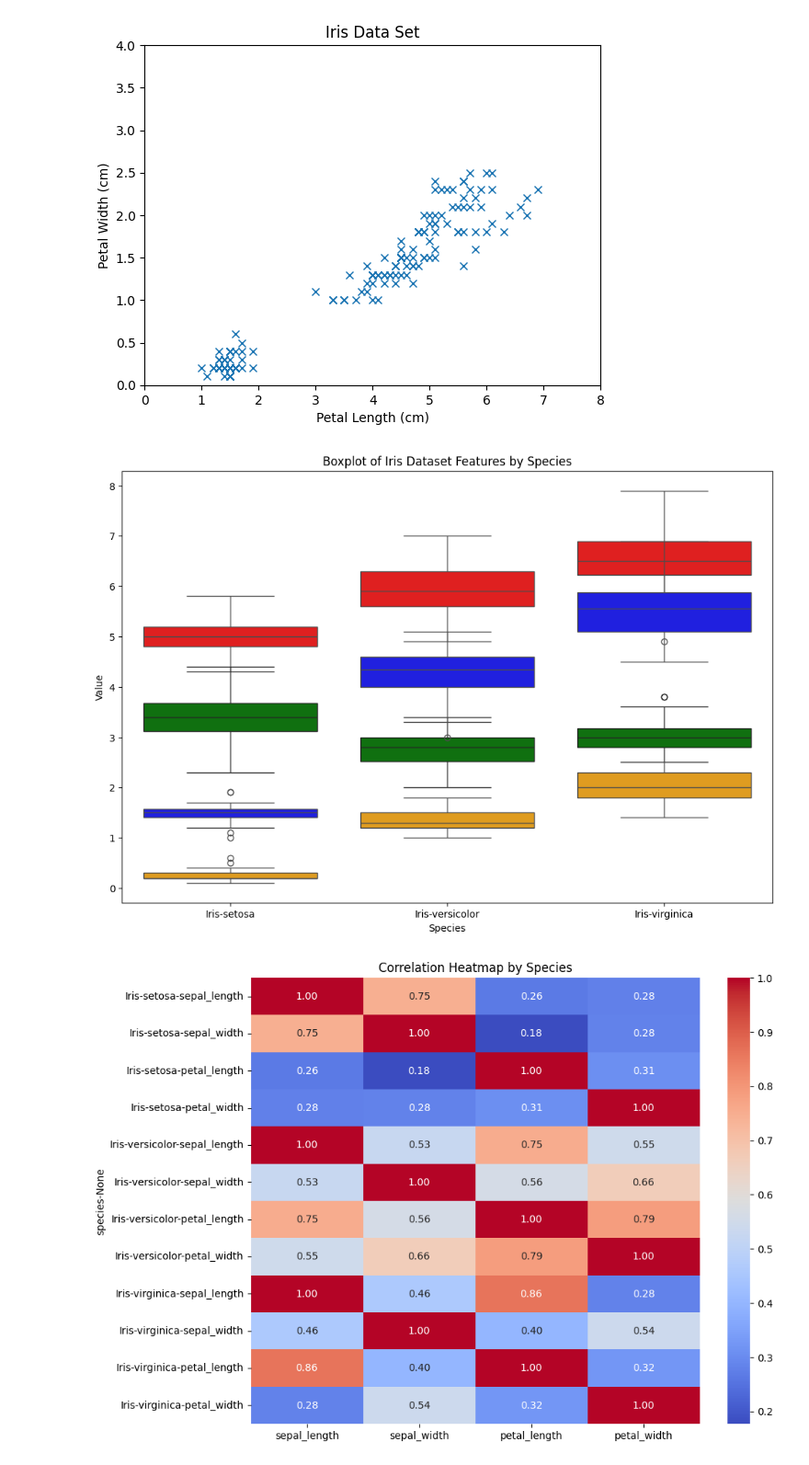
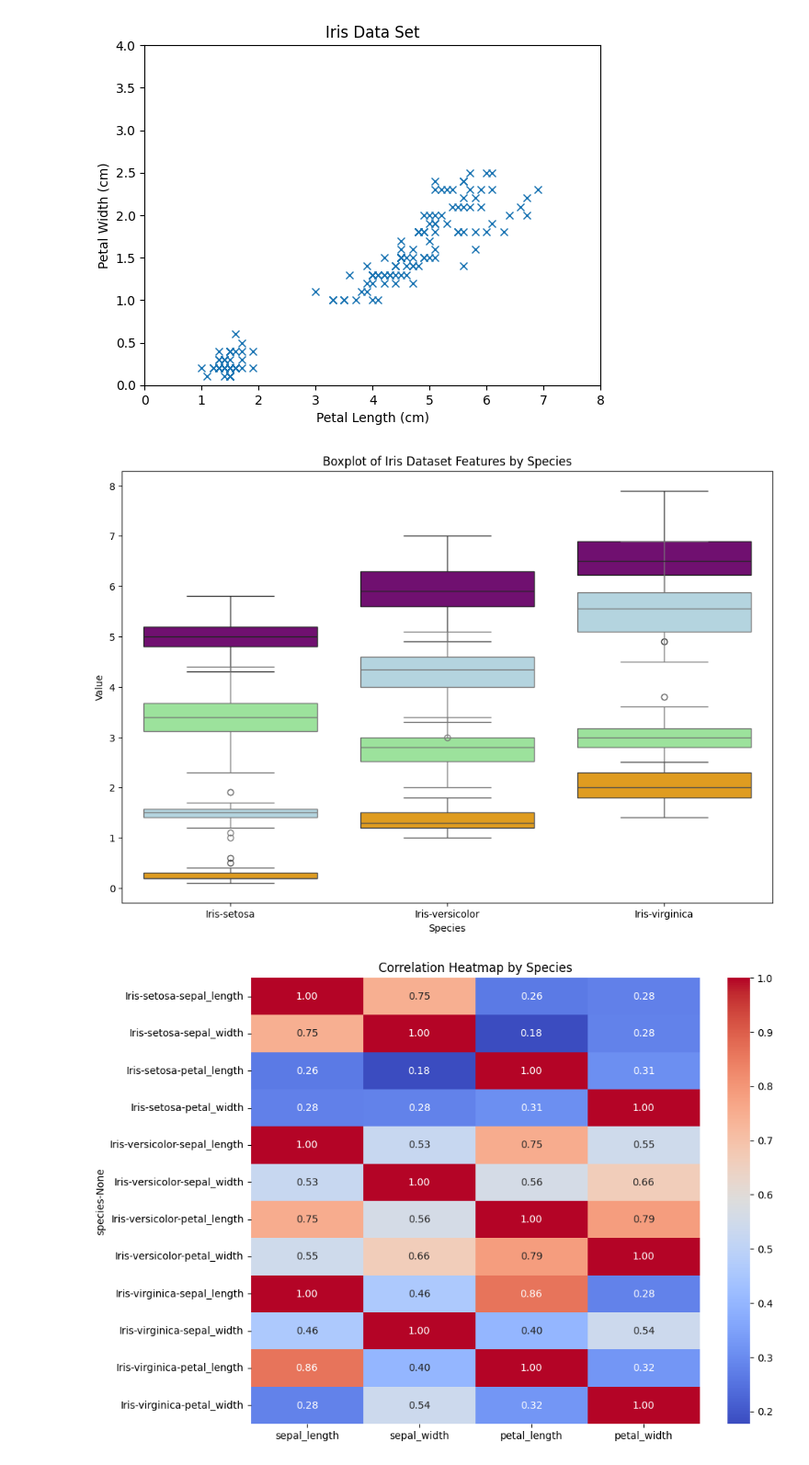
Before and after one commit to CarlosRigueti/pands-project, a Jupyter notebook: analysis.ipynb, the cells around one changed output. Shown at 92% size. Drawn from its saved outputs; the diff is of its cells as text; code cells hidden in the pictures.

```diff
--- a/analysis.ipynb
+++ b/analysis.ipynb
@@ -228,7 +228,7 @@ plt.show()
 [figure]
 # %%
 # Define colors for each column
-colors = {'sepal_length': 'blue', 'sepal_width': 'green', 'petal_length': 'red', 'petal_width': 'orange'}
+colors = {'sepal_length': 'lightblue', 'sepal_width': 'lightgreen', 'petal_length': 'purple', 'petal_width': 'orange'}
 
 # Histogram in PNG files
 for column, color in colors.items():
@@ -352,27 +352,27 @@ ax.set_ylim(0, 4)
 # %%
 # Load the Iris dataset
 url = 'https://raw.githubusercontent.com/CarlosRigueti/pands-project/main/iris.csv'
 df = pd.read_csv(url)
 
 # Define colors for each feature
-colors = {'sepal_length': 'red', 'sepal_width': 'green', 'petal_length': 'blue', 'petal_width': 'orange'}
+colors = {'sepal_length': 'purple', 'sepal_width': 'lightgreen', 'petal_length': 'lightblue', 'petal_width': 'orange'}
 
 # Set the figure size
 plt.figure(figsize=(12, 8))  # Adjust the figsize as needed
 
 # Generate boxplots for each feature split by species
 for feature, color in colors.items():
     sns.boxplot(x='species', y=feature, data=df, color=color)
 
 # Add title and labels
 plt.title('Boxplot of Iris Dataset Features by Species')
 plt.xlabel('Species')
 plt.ylabel('Value')
 
 # Show the plot
 plt.show()
 # %% [output]
-[figure, old version]
+[figure, new version]
 # %%
 # Create a correlation matrix
 correlation_matrix = df.groupby('species').corr()
```
Also changed, not shown: parts of 1 cell of this notebook, 3 other files.
